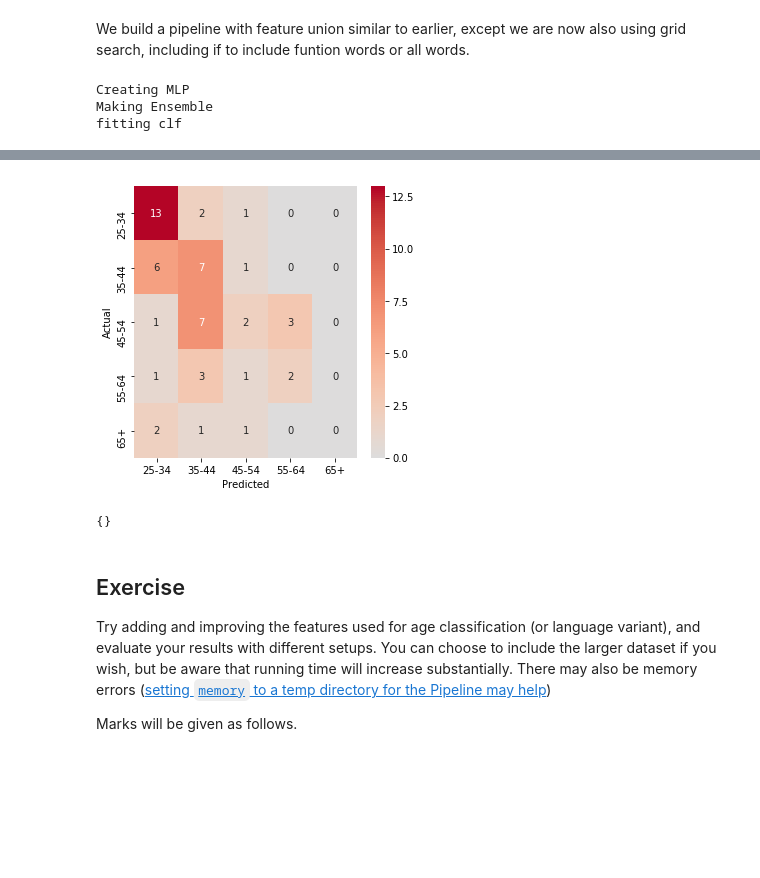
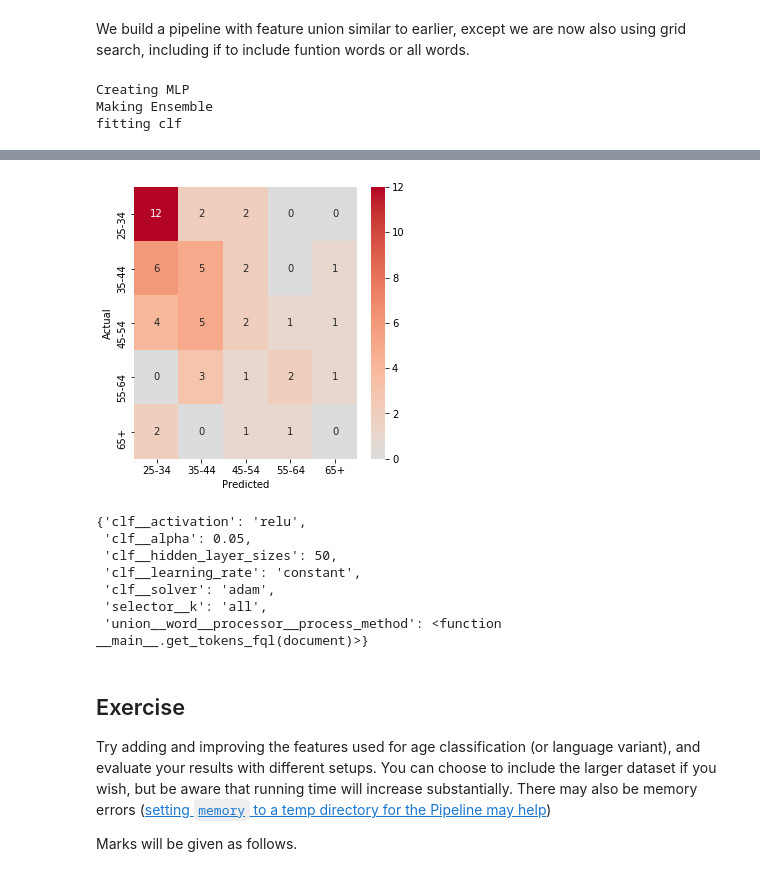
Before and after one commit to JayanMistry/AppliedDataMining, a Jupyter notebook: scc-413/week18-classification2/Classification2.ipynb, the cells around one changed output, grey strips where cells are left out. Drawn from its saved outputs; the diff is of its cells as text; code cells hidden in the pictures; blank space fills up the shorter version.

```diff
--- a/scc-413/week18-classification2/Classification2.ipynb
+++ b/scc-413/week18-classification2/Classification2.ipynb
@@ -351,7 +346,7 @@ param_grid = {
  'union__word__processor__process_method': [get_tokens_fql],
              }
 
-MLP_clf = GridSearchCV(model, cv = StratifiedKFold(n_splits=5, random_state=0),
+MLP_clf = GridSearchCV(model, cv = StratifiedKFold(n_splits=2, random_state=0),
                       return_train_score = False,
                       scoring = ['accuracy', 'precision_weighted', 'recall_weighted', 'f1_weighted'],
                       refit = 'f1_weighted',
@@ -382,7 +377,7 @@ RandomForestClassifier = Pipeline([
     )),
     #('clf', LogisticRegression(solver='liblinear', random_state=0)),
     ('clf', RandomForestClassifier()),
-
+    #('clf', MultinomialNB(alpha=1.0, class_prior=None, fit_prior=True)),
 ])
 
 
@@ -396,7 +391,7 @@ param_grid = {
  #'union__word__processor__process_method': [get_tokens_fql],
              }
 
-RandomForestClassifier_clf = GridSearchCV(RandomForestClassifier, cv = StratifiedKFold(n_splits=5, random_state=0),
+RandomForestClassifier_clf = GridSearchCV(RandomForestClassifier, cv = StratifiedKFold(n_splits=2, random_state=0),
                       return_train_score = False,
                       scoring = ['accuracy', 'precision_weighted', 'recall_weighted', 'f1_weighted'],
                       refit = 'f1_weighted',
@@ -427,7 +422,7 @@ LogisticRegressionPipeline = Pipeline([
 
 ])
 
-LogisticRegression_clf = GridSearchCV(LogisticRegressionPipeline, cv = StratifiedKFold(n_splits=5, random_state=0),
+LogisticRegression_clf = GridSearchCV(LogisticRegressionPipeline, cv = StratifiedKFold(n_splits=2, random_state=0),
                       return_train_score = False,
                       scoring = ['accuracy', 'precision_weighted', 'recall_weighted', 'f1_weighted'],
                       refit = 'f1_weighted',
@@ -439,11 +434,54 @@ LogisticRegression_clf = GridSearchCV(LogisticRegressionPipeline, cv = Stratifie
 ############# Logistic Regression ################
 
 
+############### MULTINOMIAL
+MB_pipe = Pipeline([
+    ('text_union', FeatureUnion(
+        transformer_list = [
+            ('pos_features', Pipeline([
+                ('pos_processor', DocumentProcessor(process_method = get_pos_fql)),
+                ('pos_vectorizer', DictVectorizer()),
+            ])),
+            ('fws_features', Pipeline([
+                ('fws_processor', DocumentProcessor(process_method = get_fws_fql)),
+                ('fws_vectorizer', DictVectorizer()),
+            ])),
+            ('stats_features', Pipeline([
+                ('stats_processor', DocumentProcessor(process_method = get_text_stats)),
+                ('stats_vectorizer', DictVectorizer()),
+            ])),
+        ],
+    )),
+    #('clf', LogisticRegression(solver='liblinear', random_state=0)),
+    #('clf', RandomForestClassifier()),
+    ('clf', MultinomialNB(alpha=1.0, class_prior=None, fit_prior=True)),
+])
+
+
+param_grid = {
+ #'clf__activation': ['relu'],
+ #'clf__alpha': [0.05],
+ #'clf__hidden_layer_sizes': (50, 100, 50),
+ #'clf__learning_rate': ['constant'],
+ #'clf__solver': ['adam'],
+ #'selector__k': ['all'],
+ #'union__word__processor__process_method': [get_tokens_fql],
+             }
+
+MB_clf = GridSearchCV(MB_pipe, cv = StratifiedKFold(n_splits=2, random_state=0),
+                      return_train_score = False,
+                      scoring = ['accuracy', 'precision_weighted', 'recall_weighted', 'f1_weighted'],
+                      refit = 'f1_weighted',
+                      param_grid = param_grid
+                     )
+
+############### MULTINOMIAL
+
 
 
 print('Making Ensemble')
 
-search = VotingClassifier(estimators=[('MLP', MLP_clf), ('Rand_Forest', RandomForestClassifier_clf), ('LR', LogisticRegression_clf)])
+search = VotingClassifier(estimators=[('MLP', MLP_clf), ('MB',MB_clf), ('Rand_Forest', RandomForestClassifier_clf), ('LR', LogisticRegression_clf)])
 
 print('fitting clf')
 
@@ -481,4 +519,4 @@ weighted avg       0.39      0.44      0.40        54
-[figure, old version]
+[figure, new version]
 # %%
 #pd.DataFrame(MLP_clf.cv_results_)
 # %%
@@ -488,7 +526,13 @@ pd.DataFrame(tt.cv_results_)
 
 tt.best_params_
 # %% [output]
-{}
+{'clf__activation': 'relu',
+ 'clf__alpha': 0.05,
+ 'clf__hidden_layer_sizes': 50,
+ 'clf__learning_rate': 'constant',
+ 'clf__solver': 'adam',
+ 'selector__k': 'all',
+ 'union__word__processor__process_method': <function __main__.get_tokens_fql(document)>}
 # %% [markdown]
 ## Exercise
 
```
Also changed, not shown: parts of 9 cells of this notebook, 30 other files.
